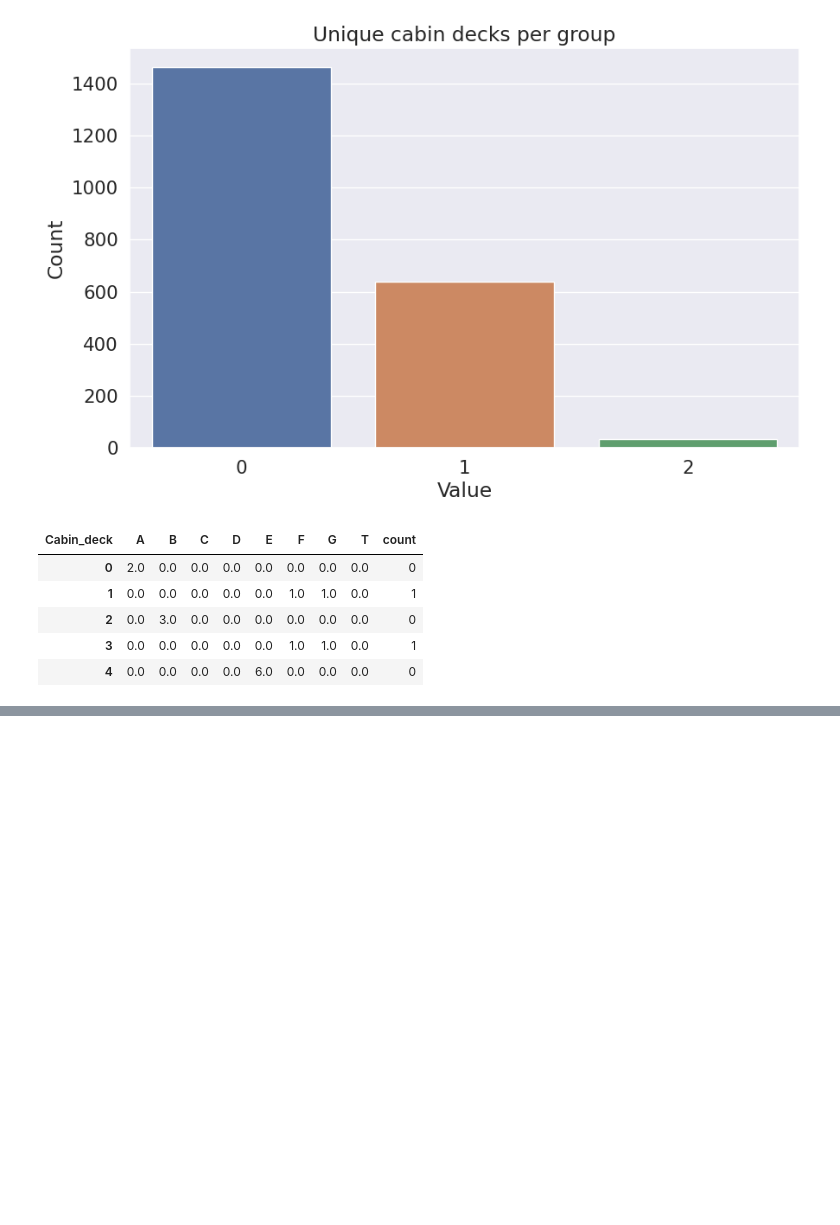
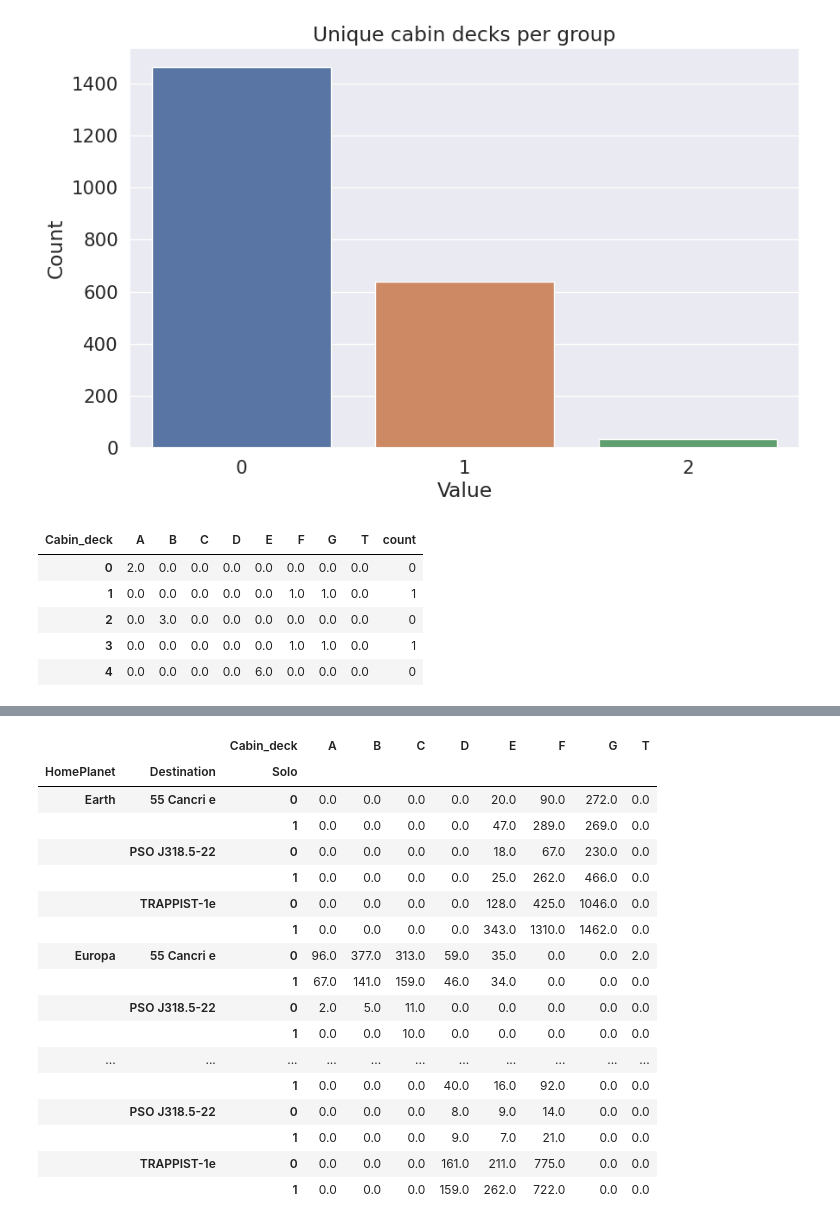
Before and after one commit to CambridgeZ/DataMining_Course_experiment, a Jupyter notebook: datamining-homework.ipynb, the cells around one changed output, grey strips where cells are left out. Cells and saved outputs as stored; diff of their text form; code cells hidden in the pictures; blank space fills up the shorter version.

```diff
--- a/datamining-homework.ipynb
+++ b/datamining-homework.ipynb
@@ -1019,0 +1150,19 @@ data.head()
+# %%
+# Missing values before
+CS_bef=data['Cabin_side'].isna().sum()
+
+# Drop ratio column
+SCS_gb.drop('Ratio', axis=1, inplace=True)
+
+# Passengers with missing Cabin side and in a family with known Cabin side
+SCS_index=data[data['Cabin_side'].isna()][(data[data['Cabin_side'].isna()]['Surname']).isin(SCS_gb.index)].index
+
+# Fill corresponding missing values
+data.loc[SCS_index,'Cabin_side']=data.iloc[SCS_index,:]['Surname'].map(lambda x: SCS_gb.idxmax(axis=1)[x])
+
+# Drop surname (we don't need it anymore)
+data.drop('Surname', axis=1, inplace=True)
+
+# Print number of missing values left
+print('#Cabin_side missing values before:',CS_bef)
+print('#Cabin_side missing values after:',data['Cabin_side'].isna().sum())
@@ -1019,0 +1183,10 @@ data.head()
+# %%
+# Missing values before
+CS_bef=data['Cabin_side'].isna().sum()
+
+# Fill remaining missing values with outlier
+data.loc[data['Cabin_side'].isna(),'Cabin_side']='Z'
+
+# Print number of missing values left
+print('#Cabin_side missing values before:',CS_bef)
+print('#Cabin_side missing values after:',data['Cabin_side'].isna().sum())
@@ -1019,0 +1200,13 @@ data.head()
+# %%
+# Missing values before
+CD_bef=data['Cabin_deck'].isna().sum()
+
+# Passengers with missing Cabin deck and in a group with known majority Cabin deck
+GCD_index=data[data['Cabin_deck'].isna()][(data[data['Cabin_deck'].isna()]['Group']).isin(GCD_gb.index)].index
+
+# Fill corresponding missing values
+data.loc[GCD_index,'Cabin_deck']=data.iloc[GCD_index,:]['Group'].map(lambda x: GCD_gb.idxmax(axis=1)[x])
+
+# Print number of missing values left
+print('#Cabin_deck missing values before:',CD_bef)
+print('#Cabin_deck missing values after:',data['Cabin_deck'].isna().sum())
@@ -1019,0 +1228,22 @@ data.head()
+# %%
+# Joint distribution
+data.groupby(['HomePlanet','Destination','Solo','Cabin_deck'])['Cabin_deck'].size().unstack().fillna(0)
+# %% [output]
+|  |  | Cabin_deck | A | B | C | D | E | F | G | T |
+| HomePlanet | Destination | Solo |  |  |  |  |  |  |  |  |
+| Earth | 55 Cancri e | 0 | 0.0 | 0.0 | 0.0 | 0.0 | 20.0 | 90.0 | 272.0 | 0.0 |
+|  |  | 1 | 0.0 | 0.0 | 0.0 | 0.0 | 47.0 | 289.0 | 269.0 | 0.0 |
+|  | PSO J318.5-22 | 0 | 0.0 | 0.0 | 0.0 | 0.0 | 18.0 | 67.0 | 230.0 | 0.0 |
+|  |  | 1 | 0.0 | 0.0 | 0.0 | 0.0 | 25.0 | 262.0 | 466.0 | 0.0 |
+|  | TRAPPIST-1e | 0 | 0.0 | 0.0 | 0.0 | 0.0 | 128.0 | 425.0 | 1046.0 | 0.0 |
+|  |  | 1 | 0.0 | 0.0 | 0.0 | 0.0 | 343.0 | 1310.0 | 1462.0 | 0.0 |
+| Europa | 55 Cancri e | 0 | 96.0 | 377.0 | 313.0 | 59.0 | 35.0 | 0.0 | 0.0 | 2.0 |
+|  |  | 1 | 67.0 | 141.0 | 159.0 | 46.0 | 34.0 | 0.0 | 0.0 | 0.0 |
+|  | PSO J318.5-22 | 0 | 2.0 | 5.0 | 11.0 | 0.0 | 0.0 | 0.0 | 0.0 | 0.0 |
+|  |  | 1 | 0.0 | 0.0 | 10.0 | 0.0 | 0.0 | 0.0 | 0.0 | 0.0 |
+| ... | ... | ... | ... | ... | ... | ... | ... | ... | ... | ... |
+|  |  | 1 | 0.0 | 0.0 | 0.0 | 40.0 | 16.0 | 92.0 | 0.0 | 0.0 |
+|  | PSO J318.5-22 | 0 | 0.0 | 0.0 | 0.0 | 8.0 | 9.0 | 14.0 | 0.0 | 0.0 |
+|  |  | 1 | 0.0 | 0.0 | 0.0 | 9.0 | 7.0 | 21.0 | 0.0 | 0.0 |
+|  | TRAPPIST-1e | 0 | 0.0 | 0.0 | 0.0 | 161.0 | 211.0 | 775.0 | 0.0 | 0.0 |
+|  |  | 1 | 0.0 | 0.0 | 0.0 | 159.0 | 262.0 | 722.0 | 0.0 | 0.0 |
```
Also changed, not shown: parts of 32 cells of this notebook.
